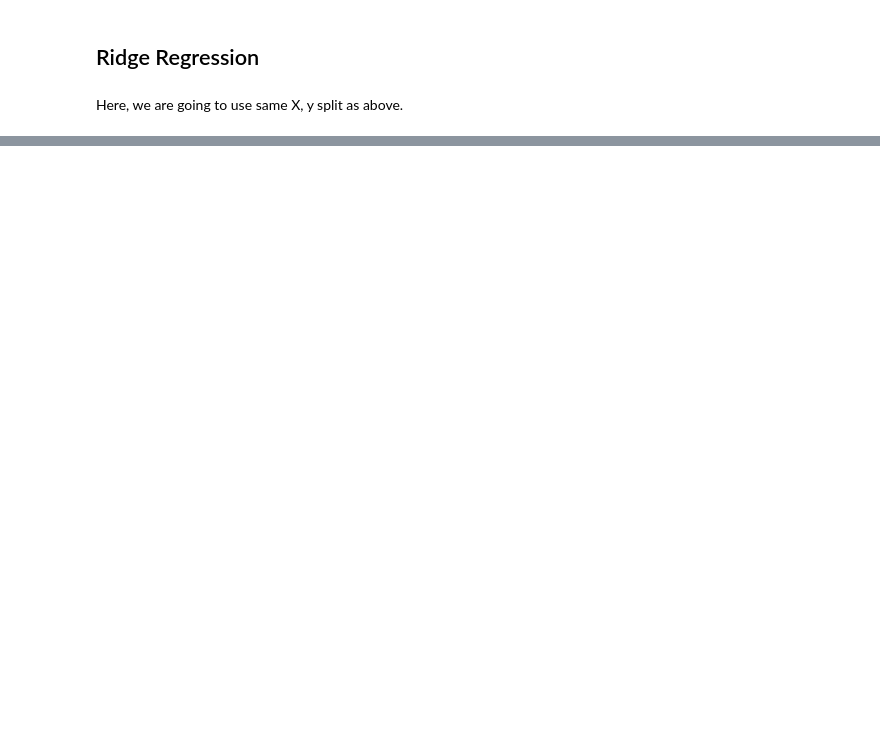
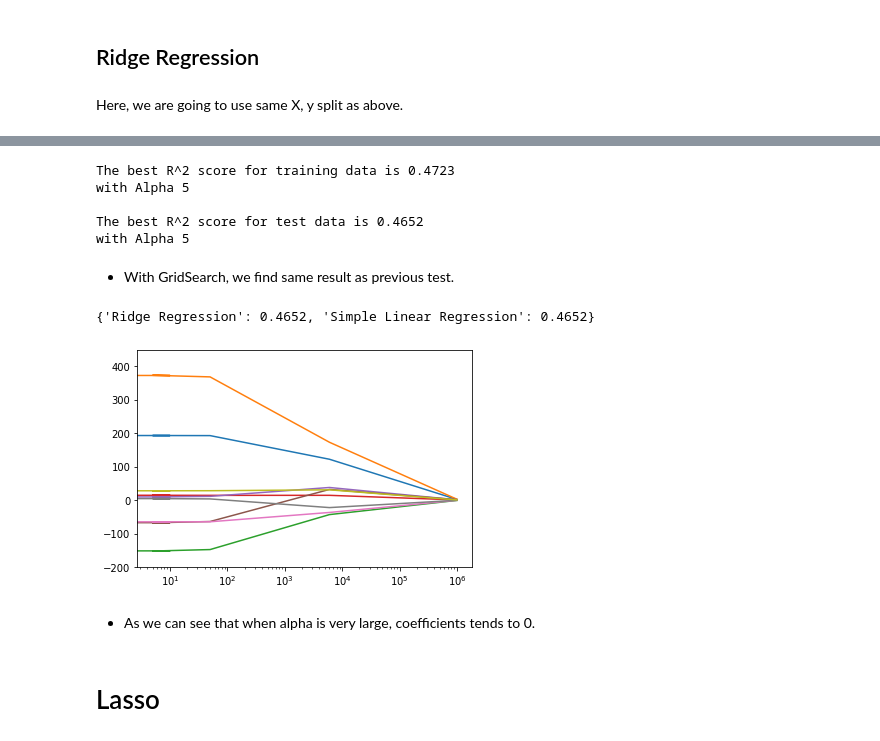
Before and after one commit to anupstar100/Seoul-Bike-Sharing-Demand-Prediction, a Jupyter notebook: SML_Capstone_Project_Bike_Sharing_Demand_Prediction_Capstone_Project.ipynb, the cells around one changed output, grey strips where cells are left out. Saved outputs shown, nothing was run; the diff lists cells and outputs as text; code cells hidden in the pictures; blank space fills up the shorter version.

```diff
--- a/SML_Capstone_Project_Bike_Sharing_Demand_Prediction_Capstone_Project.ipynb
+++ b/SML_Capstone_Project_Bike_Sharing_Demand_Prediction_Capstone_Project.ipynb
@@ -600,5 +601,11 @@ Here, we are going to use same X, y split as above.
 # TRAINING AND TESTING OYR DATA
 errors = []
 coefs = []
-alphas = [-2000, -1000, 0, 10, 50, 6000, 1000000]
-for alpha in alpha
+alphas = [-2000, -1000, 0, 10, 5, 50, 6000, 1000000]
+for alpha in alphas:
+  ridge = Ridge(alpha = alpha).fit(X_train, y_train)
+  r2_train = ridge.score(X_train, y_train)
+  r2_test = ridge.score(X_test, y_test)
+  coefs.append(ridge.coef_)
+  errors.append(np.mean((ridge.predict(X_test) - y_test) ** 2))
+  print(f'\nAlpha = {alpha}\nR2 training: {round(r2_train, 4)}, R2 test: {round(r2_test, 4)}')
@@ -604,0 +648,30 @@ for alpha in alpha
+# %%
+# PRINTING THE BEST R2 AND ALPHA VALUE
+print(f"The best R^2 score for training data is {round(ridge_gridsearch.best_score_, 4)}\nwith Alpha {round(ridge_gridsearch.best_params_['alpha'], 4)}")
+print(f"\nThe best R^2 score for test data is {round(best_ridge_test, 4)}\nwith Alpha {round(ridge_gridsearch.best_params_['alpha'], 4)}")
+# %% [output]
+The best R^2 score for training data is 0.4723
+with Alpha 5
+
+The best R^2 score for test data is 0.4652
+with Alpha 5
+# %% [markdown]
+* With GridSearch, we find same result as previous test.
+# %%
+# STORING THE TEST SCORE INTO OUR RESULT DICTIONARY
+result['Ridge Regression'] = round(best_ridge_test, 4)
+result
+# %% [output]
+{'Ridge Regression': 0.4652, 'Simple Linear Regression': 0.4652}
+# %%
+ax = plt.gca()
+ax.plot(alphas, coefs)
+ax.set_xscale('log')
+ax.set_ylim(-200,450)
+plt.show()
+# %% [output]
+[figure, added]
+# %% [markdown]
+* As we can see that when alpha is very large, coefficients tends to 0.
+# %% [markdown]
+# Lasso
```
Also changed, not shown: parts of 22 cells of this notebook.
